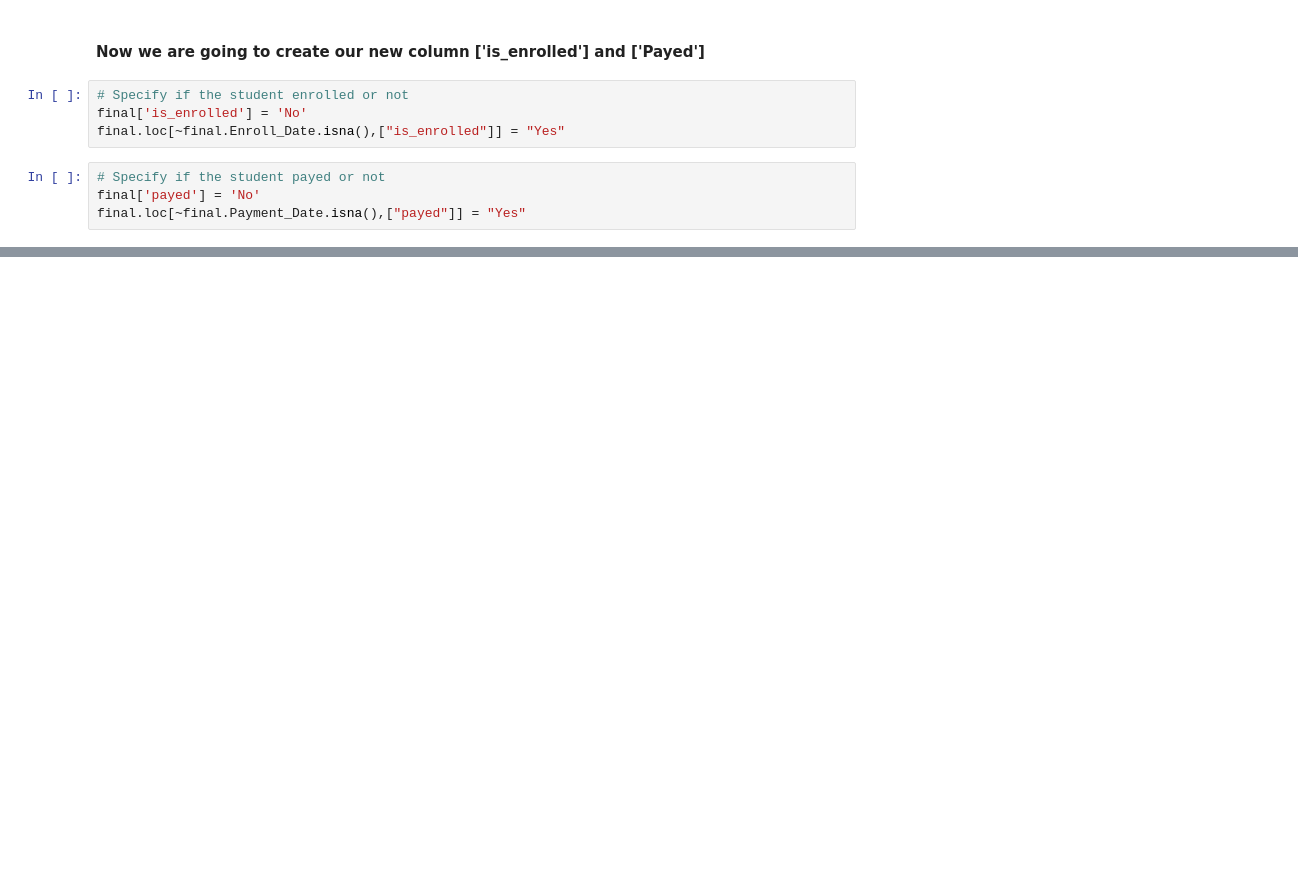
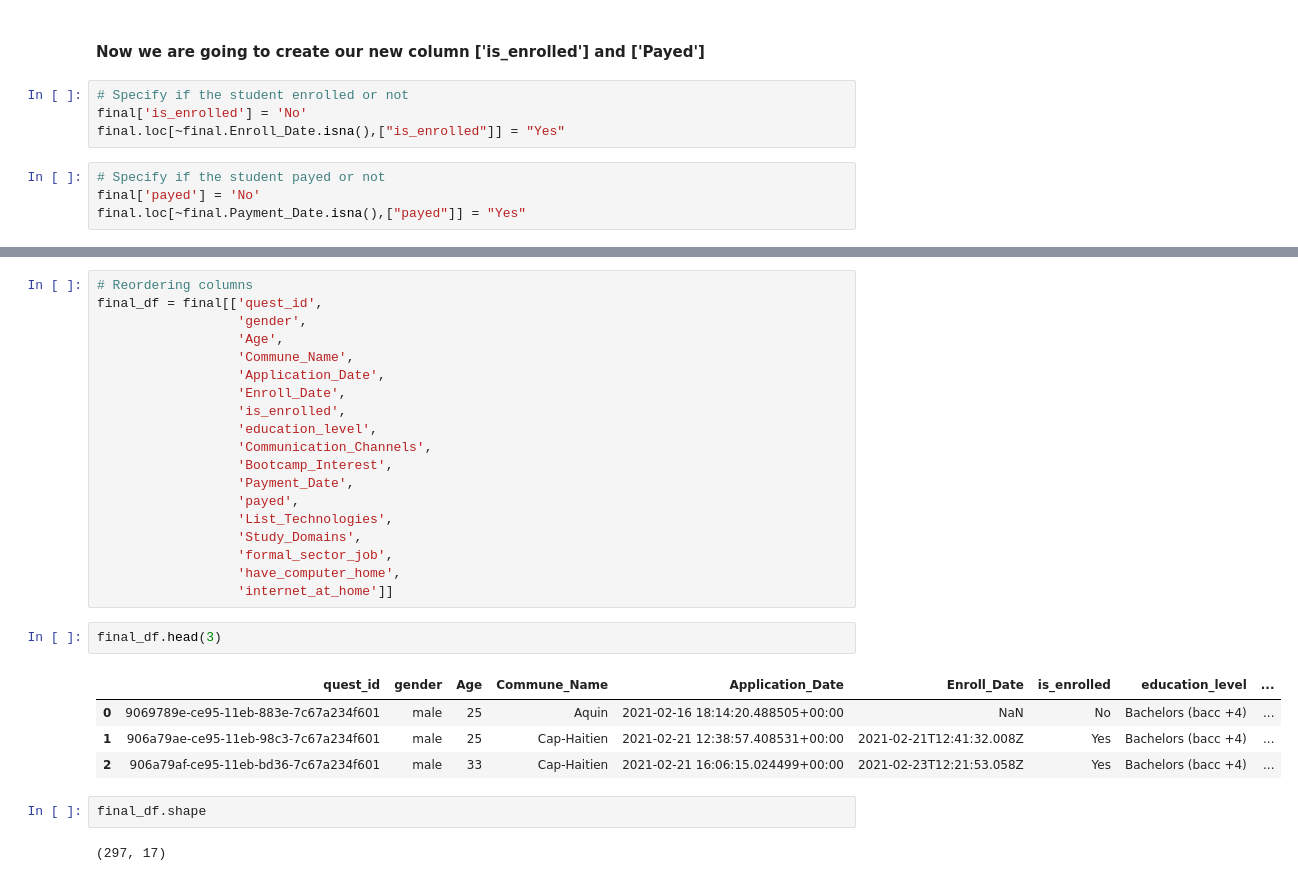
Before and after one commit to kesnel/Ayiti-Analytics-Bootcamp-Project, a Jupyter notebook: data-processing.ipynb, the cells around one changed output, grey strips where cells are left out. Saved outputs shown, nothing was run; the diff lists cells and outputs as text; blank space fills up the shorter version.

```diff
--- a/data-processing.ipynb
+++ b/data-processing.ipynb
@@ -908,0 +908,30 @@ final.shape
+# %%
+# Reordering columns
+final_df = final[['quest_id',
+                  'gender',
+                  'Age',
+                  'Commune_Name',
+                  'Application_Date',
+                  'Enroll_Date',
+                  'is_enrolled',
+                  'education_level',
+                  'Communication_Channels',
+                  'Bootcamp_Interest',
+                  'Payment_Date',
+                  'payed',
+                  'List_Technologies',
+                  'Study_Domains',
+                  'formal_sector_job',
+                  'have_computer_home',
+                  'internet_at_home']]
+# %%
+final_df.head(3)
+# %% [output]
+|  | quest_id | gender | Age | Commune_Name | Application_Date | Enroll_Date | is_enrolled | education_level | ... |
+| 0 | 9069789e-ce95-11eb-883e-7c67a234f601 | male | 25 | Aquin | 2021-02-16 18:14:20.488505+00:00 | NaN | No | Bachelors (bacc +4) | ... |
+| 1 | 906a79ae-ce95-11eb-98c3-7c67a234f601 | male | 25 | Cap-Haitien | 2021-02-21 12:38:57.408531+00:00 | 2021-02-21T12:41:32.008Z | Yes | Bachelors (bacc +4) | ... |
+| 2 | 906a79af-ce95-11eb-bd36-7c67a234f601 | male | 33 | Cap-Haitien | 2021-02-21 16:06:15.024499+00:00 | 2021-02-23T12:21:53.058Z | Yes | Bachelors (bacc +4) | ... |
+# %%
+final_df.shape
+# %% [output]
+(297, 17)
```
Also changed, not shown: parts of 25 cells of this notebook.
